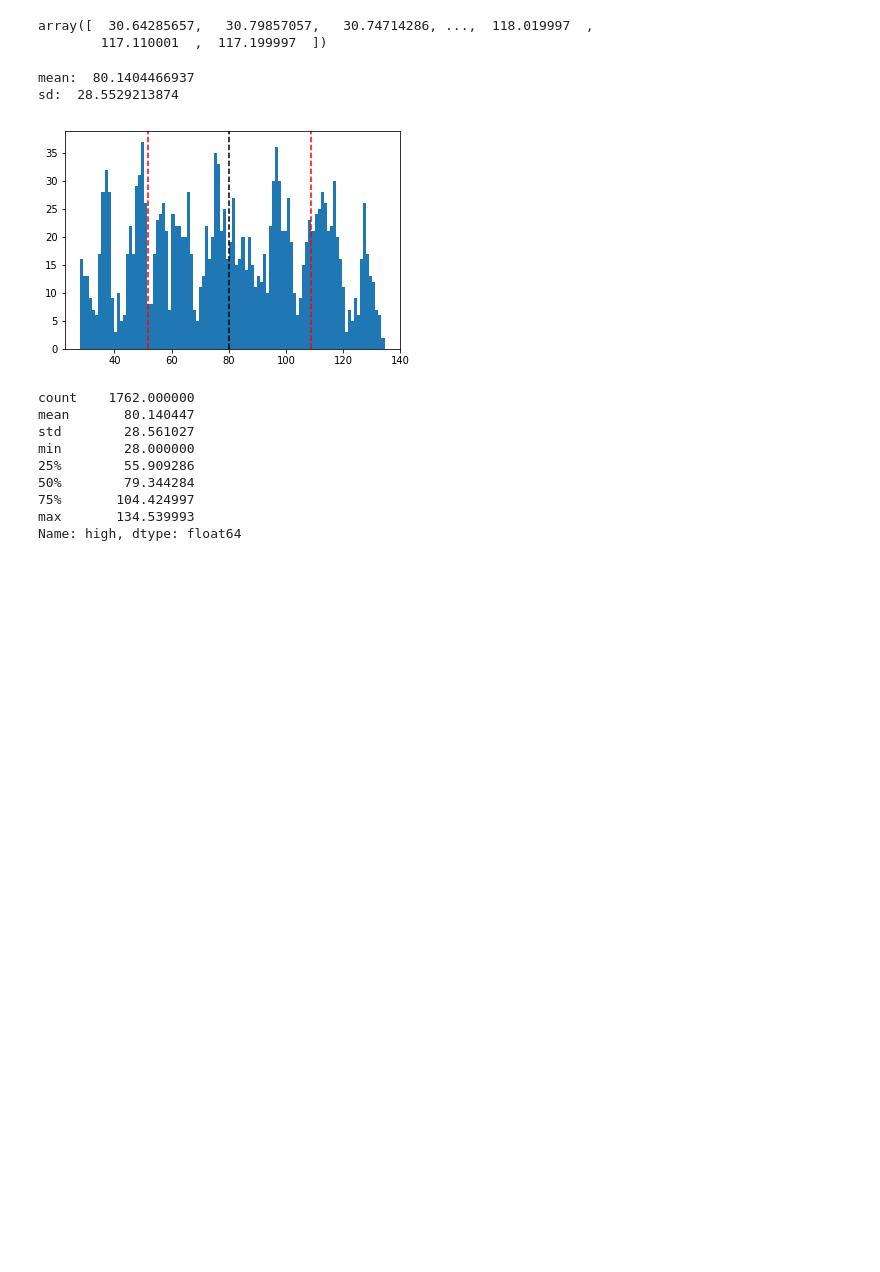
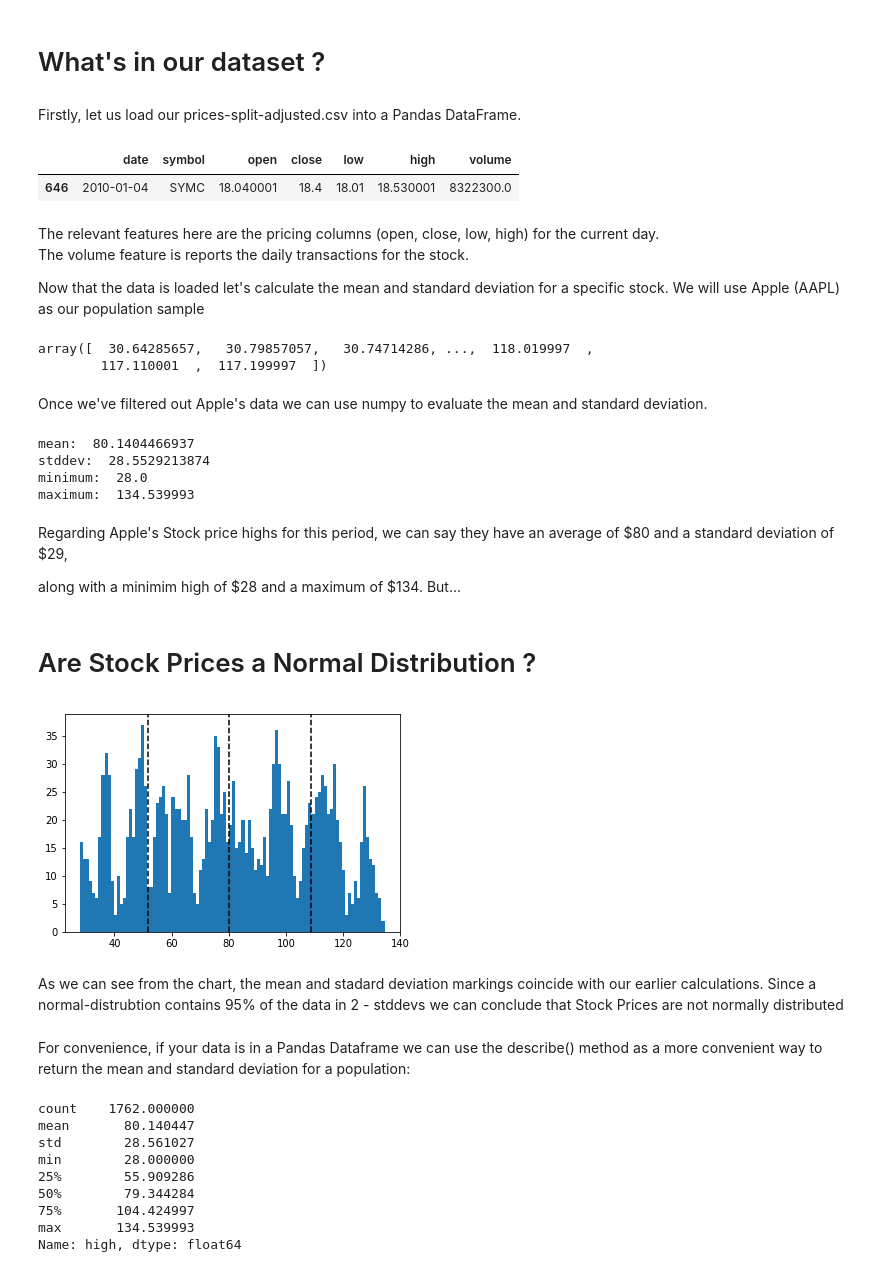
Before and after one commit to plj91682/Thinkful_Assignments, a Jupyter notebook: Thinkful_Assignment_Capstone.ipynb, the cells around one changed output. Cells and saved outputs as stored; diff of their text form; code cells hidden in the pictures; blank space fills up the shorter version.

```diff
--- a/Thinkful_Assignment_Capstone.ipynb
+++ b/Thinkful_Assignment_Capstone.ipynb
@@ -1,3 +18,7 @@
+# %% [markdown]
+# What's in our dataset ?
+# %% [markdown]
+Firstly, let us load our prices-split-adjusted.csv into a Pandas DataFrame.
 # %%
 import numpy as np
 import pandas as pd
@@ -8,4 +30,16 @@ import datetime
 
 # global stock dataframe
 stock_df = ''
+# %%
+stocks_df = pd.read_csv('nyse/prices-split-adjusted.csv').sort_values(by=['date'])
+stocks_df.head(1)
+# %% [output]
+|  | date | symbol | open | close | low | high | volume |
+| 646 | 2010-01-04 | SYMC | 18.040001 | 18.4 | 18.01 | 18.530001 | 8322300.0 |
+# %% [markdown]
+The relevant features here are the pricing columns (open, close, low, high) for the current day.
+The volume feature is reports the daily transactions for the stock.
+
+Now that the data is loaded let's calculate the mean and standard deviation for a specific stock.
+We will use Apple (AAPL) as our population sample
 # %%
@@ -19,21 +52,38 @@ apple_high_df1_np
 # %% [output]
 array([  30.64285657,   30.79857057,   30.74714286, ...,  118.019997  ,
         117.110001  ,  117.199997  ])
+# %% [markdown]
+Once we've filtered out Apple's data we can use numpy to evaluate the mean and standard deviation.
 # %%
 apple_mean = np.mean(apple_high_df1_np)
 apple_sd = np.std(apple_high_df1_np)
-print('mean: ', apple_mean, '\nsd: ', apple_sd)
+apple_max = np.max(apple_high_df1_np)
+apple_min = np.min(apple_high_df1_np)
+print('mean: ', apple_mean, '\nstddev: ', apple_sd, "\nminimum: ", apple_min, "\nmaximum: ", apple_max)
 # %% [output]
 mean:  80.1404466937
-sd:  28.5529213874
+stddev:  28.5529213874
+minimum:  28.0
+maximum:  134.539993
+# %% [markdown]
+Regarding Apple's Stock price highs for this period, we can say they have an average of \$80 and a standard deviation of \$29,
+
+along with a
+minimim high of \$28 and a maximum of \$134.  But...
+# %% [markdown]
+# Are Stock Prices a Normal Distribution ?
 # %%
 plt.hist(apple_high_df1_np, 100)
 plt.axvline(x=apple_mean,linestyle='dashed',color='black')
-plt.axvline(x=apple_mean+apple_sd,linestyle='dashed', color='red')
-plt.axvline(x=apple_mean-apple_sd,linestyle='dashed', color='red')
+plt.axvline(x=apple_mean+apple_sd,linestyle='dashed', color='black')
+plt.axvline(x=apple_mean-apple_sd,linestyle='dashed', color='black')
 plt.show()
 # %% [output]
-[figure, old version]
+[figure, new version]
+# %% [markdown]
+As we can see from the chart, the mean and stadard deviation markings coincide with our earlier calculations.  Since a normal-distrubtion contains 95% of the data in 2 - stddevs we can conclude that Stock Prices are not normally distributed
+# %% [markdown]
+For convenience, if your data is in a Pandas Dataframe we can use the describe() method as a more convenient way to return the mean and standard deviation for a population:
 # %%
 apple_df['high'].describe()
 # %% [output]
```
Also changed, not shown: parts of 25 cells of this notebook.
